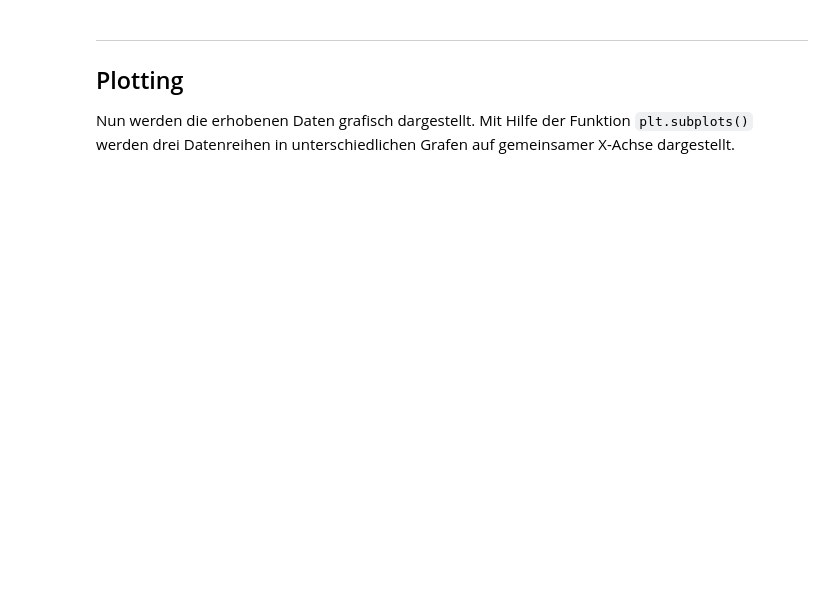
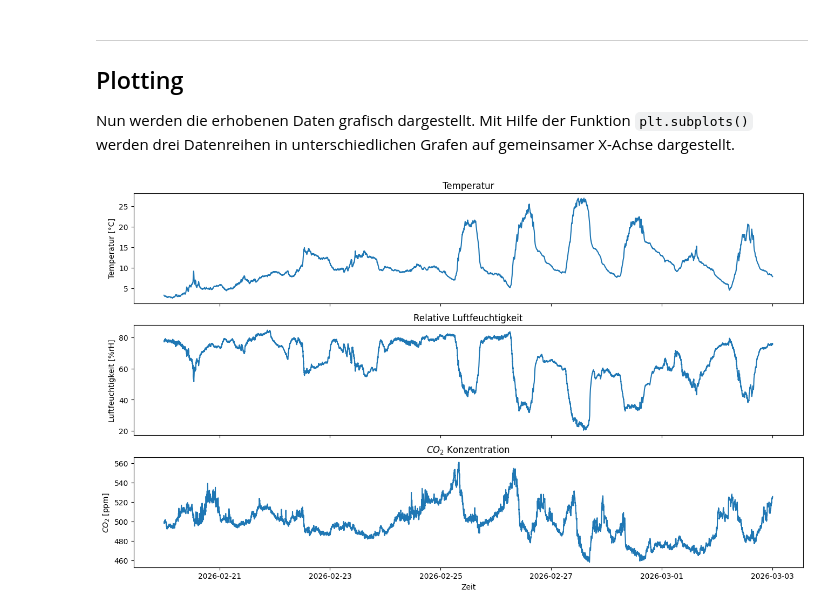
Before and after one commit to tum-esm/HES-Praktikum, a Jupyter notebook: notebooks/analysis_notebook.ipynb, the cells around one changed output. Cells and saved outputs as stored; diff of their text form; code cells hidden in the pictures; blank space fills up the shorter version.

```diff
--- a/notebooks/analysis_notebook.ipynb
+++ b/notebooks/analysis_notebook.ipynb
@@ -22,8 +22,8 @@ import matplotlib.pyplot as plt
 Hier greifen wir auf die das file zu und laden alle verfügbaren Daten in eine Pandas Dataframe. Fehlerbehaftete Zeilen werden ignoriert und der datetyp der **timestamp** Spalte in das `datetime` Datenformat umgewandelt.
 # %%
 # load data from json file
-filename = 'data/5CO2_data.json'
-sensor_data = pd.read_json(filename, lines=True)
+filename_data = 'data/example_data.json'
+sensor_data = pd.read_json(filename_data, lines=True)
 
 # Convert timestamp to datetime format and set it as index
 sensor_data['time'] = pd.to_datetime(sensor_data['timestamp'], errors='coerce')
@@ -71,16 +116,23 @@ Nun werden die erhobenen Daten grafisch dargestellt. Mit Hilfe der Funktion `plt
 # %%
 #value plot
 fig, ax = plt.subplots(3, 1, figsize = (16,9), sharex = True)
 
-ax[0].plot(sensor_data["temperature [°C]"])
+ax[0].plot(sensor_data["temperature"])
 ax[0].set_ylabel("Temperatur [°C]")
 ax[0].set_title("Temperatur")
 
-ax[1].plot(sensor_data["relative_humidity [%rH]"])
+ax[1].plot(sensor_data["humidity"])
 ax[1].set_ylabel("Luftfeuchtigkeit [%rH]")
 ax[1].set_title("Relative Luftfeuchtigkeit")
-
-ax[2].plot(sensor_data["CO2 (MUX 0)"])
-ax[2].set_ylabel("$CO_2$ [ppm]")
-ax[2].set_title("$CO_2$ Konzentration")
-ax[2].set_xlabel("Zeit")
+if(filename_data == 'data/example_data.json'):
+    ax[2].plot(sensor_data["co2_mux_0"])
+    ax[2].set_ylabel("$CO_2$ [ppm]")
+    ax[2].set_title("$CO_2$ Konzentration")
+    ax[2].set_xlabel("Zeit")
+else:
+    ax[2].plot(sensor_data["co2"])
+    ax[2].set_ylabel("$CO_2$ [ppm]")
+    ax[2].set_title("$CO_2$ Konzentration")
+    ax[2].set_xlabel("Zeit")
+# %% [output]
+[figure, added]
```
Also changed, not shown: parts of 7 cells of this notebook, 3 other files.
